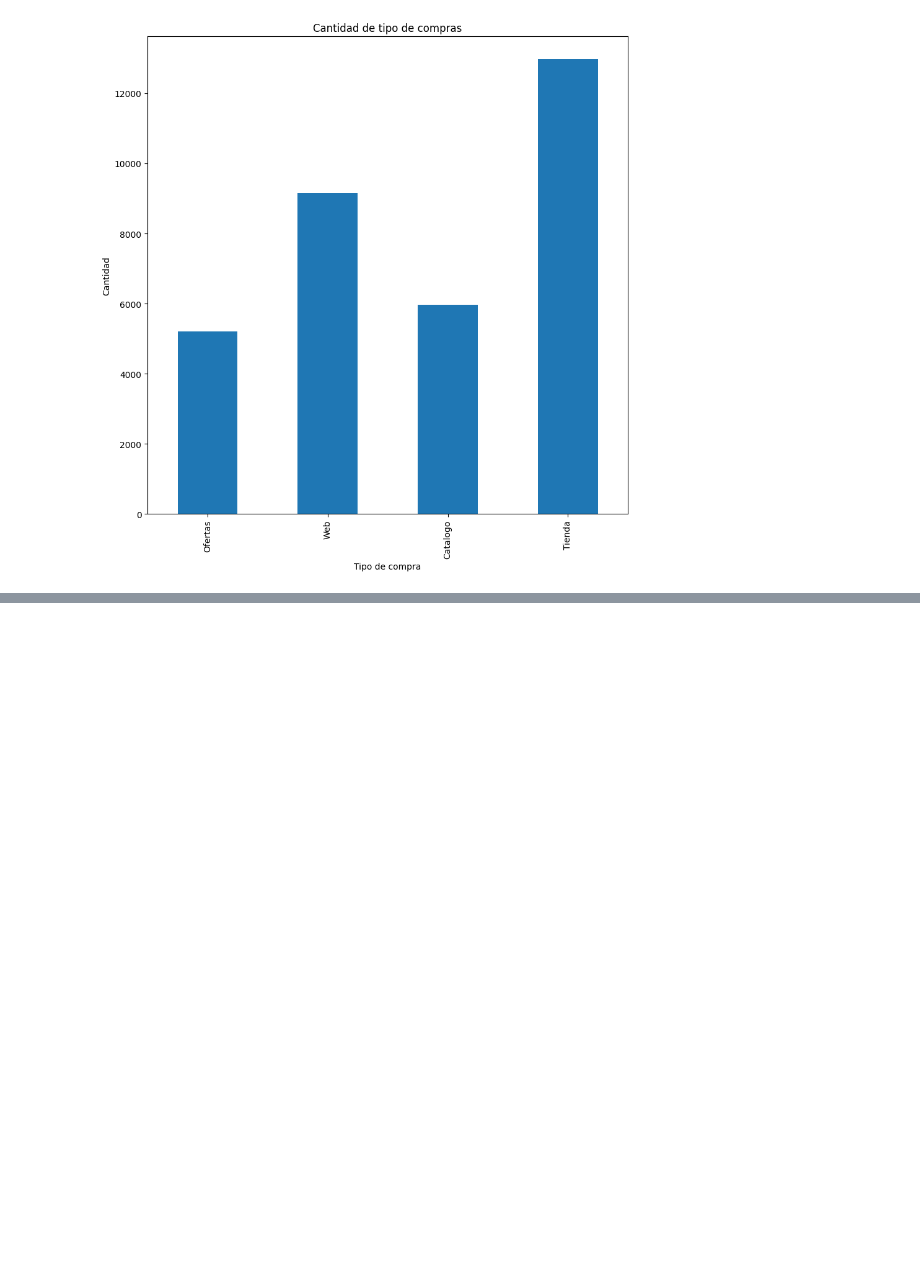
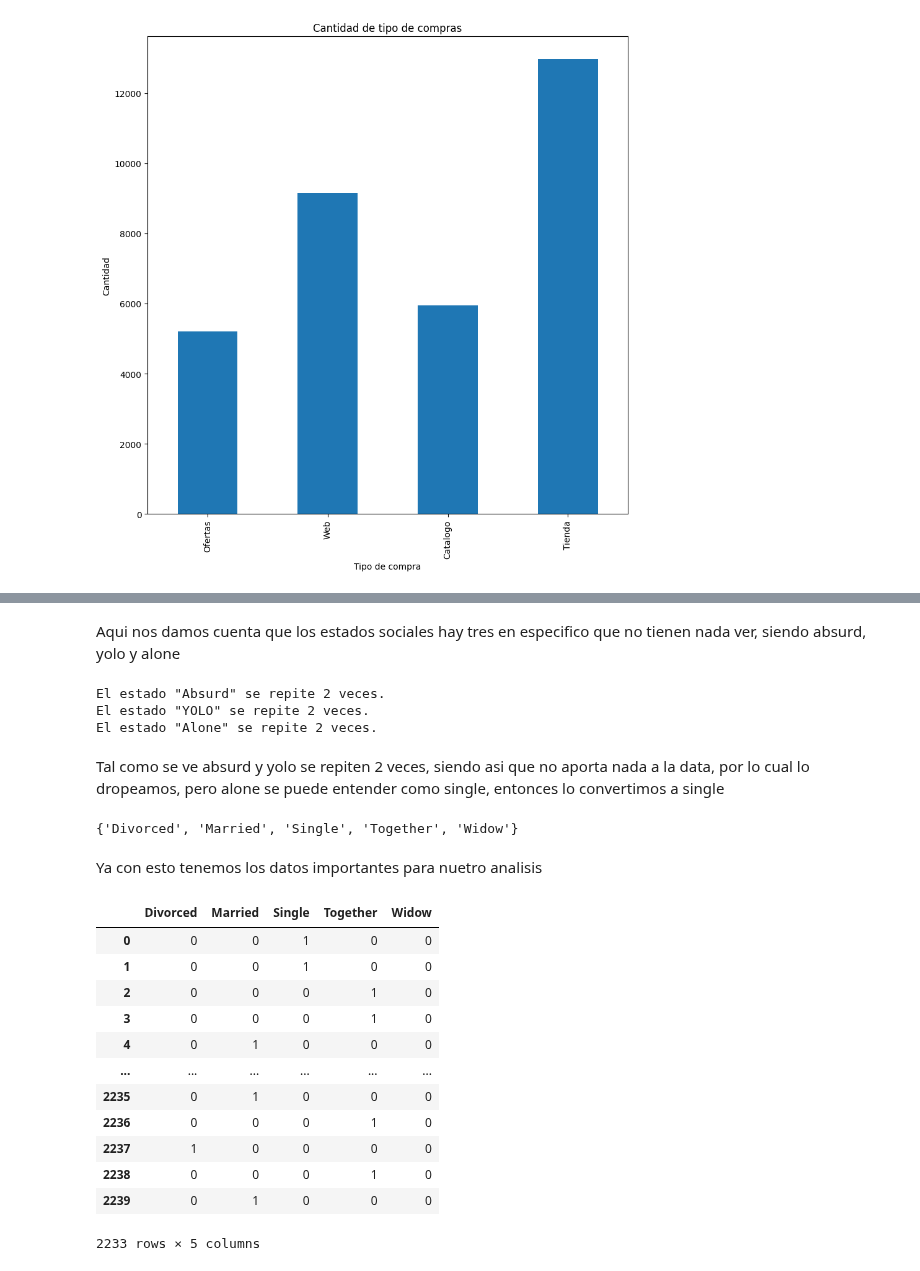
Before and after one commit to JuanDeutsch/DataSheets, a Jupyter notebook: Proyecto1/proyecto1.ipynb, the cells around one changed output, grey strips where cells are left out. Saved outputs shown, nothing was run; the diff lists cells and outputs as text; code cells hidden in the pictures; blank space fills up the shorter version.

```diff
--- a/Proyecto1/proyecto1.ipynb
+++ b/Proyecto1/proyecto1.ipynb
@@ -260,0 +262,52 @@ def DBSCAN(D, epsilon, minpts):
+# %% [markdown]
+Aqui nos damos cuenta que los estados sociales hay tres en especifico que no tienen nada ver, siendo absurd, yolo y alone
+# %%
+absurd = 'Absurd'
+conteo_social_absurd = (cdf['Marital_Status'] == absurd).sum()
+print(f'El estado "{absurd}" se repite {conteo_social_absurd} veces.')
+
+yolo = 'YOLO'
+conteo_social_yolo = (cdf['Marital_Status'] == yolo).sum()
+print(f'El estado "{yolo}" se repite {conteo_social_absurd} veces.')
+
+alone = 'Alone'
+conteo_social_alone = (cdf['Marital_Status'] == alone).sum()
+print(f'El estado "{alone}" se repite {conteo_social_absurd} veces.')
+# %% [output]
+El estado "Absurd" se repite 2 veces.
+El estado "YOLO" se repite 2 veces.
+El estado "Alone" se repite 2 veces.
+# %% [markdown]
+Tal como se ve absurd y yolo se repiten 2 veces, siendo asi que no aporta nada a la data, por lo cual lo dropeamos, pero alone se puede entender como single, entonces lo convertimos a single
+# %%
+cdf = cdf.drop(cdf[cdf['Marital_Status'] == 'YOLO'].index)
+cdf = cdf.drop(cdf[cdf['Marital_Status'] == 'Absurd'].index)
+cdf = cdf.replace('Alone', 'Single')
+
+estado_social = set(cdf["Marital_Status"])
+estado_social
+# %% [output]
+{'Divorced', 'Married', 'Single', 'Together', 'Widow'}
+# %% [markdown]
+Ya con esto tenemos los datos importantes para nuetro analisis
+# %%
+cdf.iloc[:,3]
+
+social_numerico = pd.get_dummies(cdf.iloc[:,3], dtype=int)
+cdf = pd.concat([cdf, social_numerico], axis=1)
+cdf = cdf.drop('Marital_Status', axis=1)
+social_numerico
+# %% [output]
+|  | Divorced | Married | Single | Together | Widow |
+| 0 | 0 | 0 | 1 | 0 | 0 |
+| 1 | 0 | 0 | 1 | 0 | 0 |
+| 2 | 0 | 0 | 0 | 1 | 0 |
+| 3 | 0 | 0 | 0 | 1 | 0 |
+| 4 | 0 | 1 | 0 | 0 | 0 |
+| ... | ... | ... | ... | ... | ... |
+| 2235 | 0 | 1 | 0 | 0 | 0 |
+| 2236 | 0 | 0 | 0 | 1 | 0 |
+| 2237 | 1 | 0 | 0 | 0 | 0 |
+| 2238 | 0 | 0 | 0 | 1 | 0 |
+| 2239 | 0 | 1 | 0 | 0 | 0 |
+2233 rows × 5 columns
```
Also changed, not shown: parts of 12 cells of this notebook.
